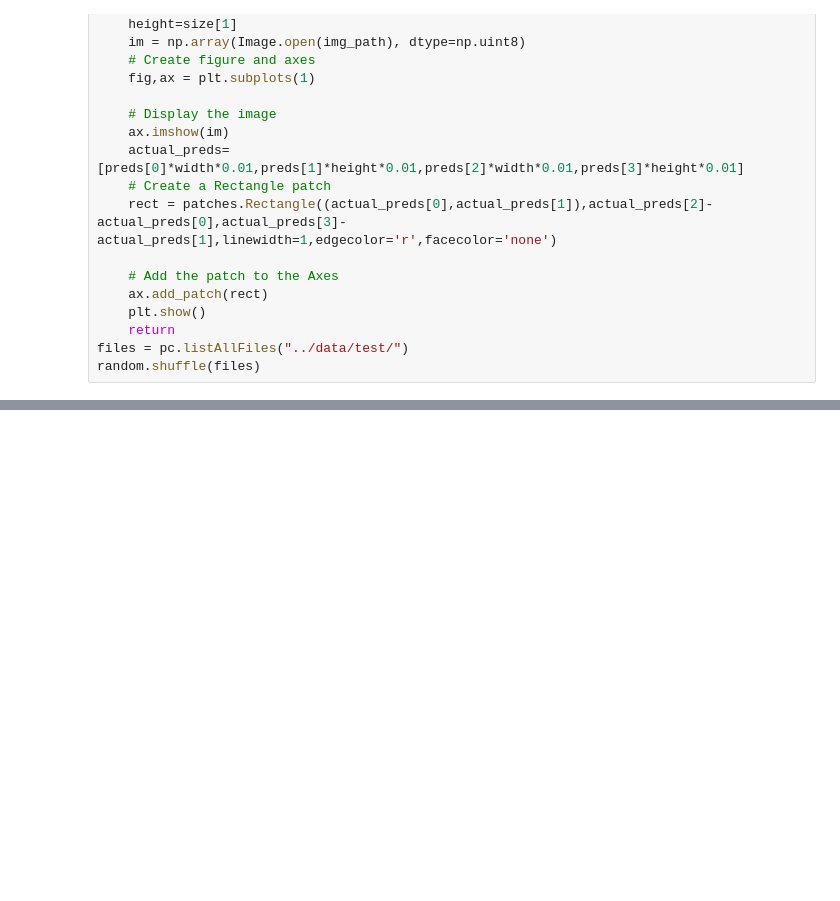
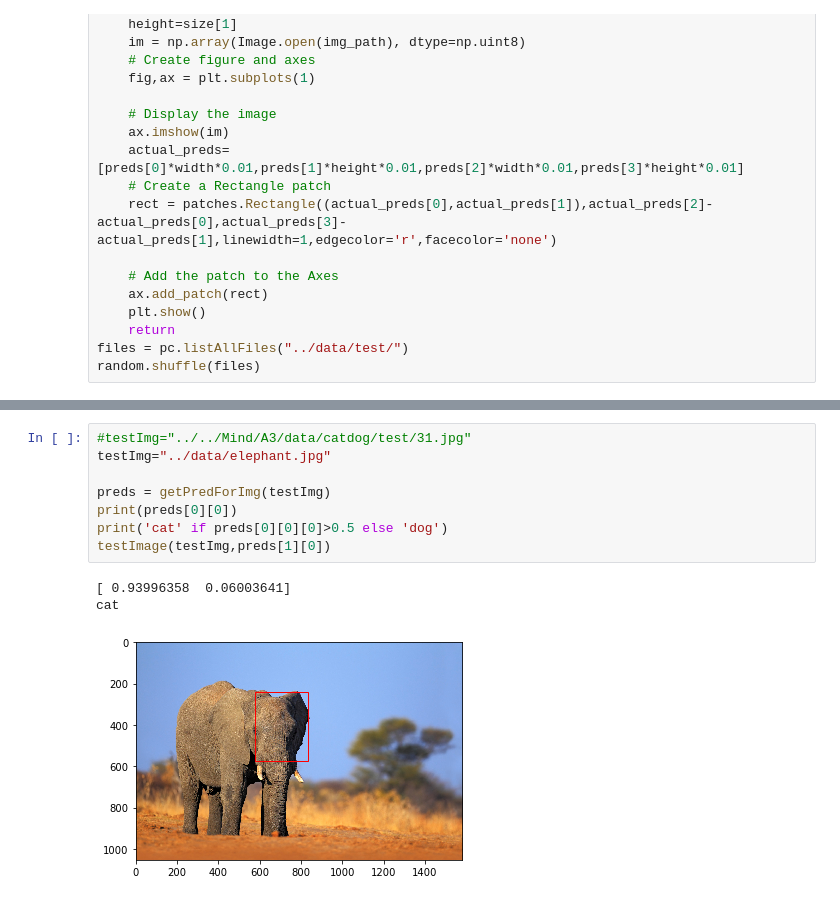
Before and after one commit to MockyJoke/inception-roi, a Jupyter notebook: code/notebook.ipynb, the cells around one changed output, grey strips where cells are left out. Drawn from its saved outputs; the diff is of its cells as text; blank space fills up the shorter version.

```diff
--- a/code/notebook.ipynb
+++ b/code/notebook.ipynb
@@ -366 +352,13 @@ cat
 ... (9 outputs left out)
+# %%
+#testImg="../../Mind/A3/data/catdog/test/31.jpg"
+testImg="../data/elephant.jpg"
+
+preds = getPredForImg(testImg)
+print(preds[0][0])
+print('cat' if preds[0][0][0]>0.5 else 'dog')
+testImage(testImg,preds[1][0])
+# %% [output]
+[ 0.93996358  0.06003641]
+cat
+[figure, added]
```
Also changed, not shown: parts of 3 cells of this notebook, 5 other files.
